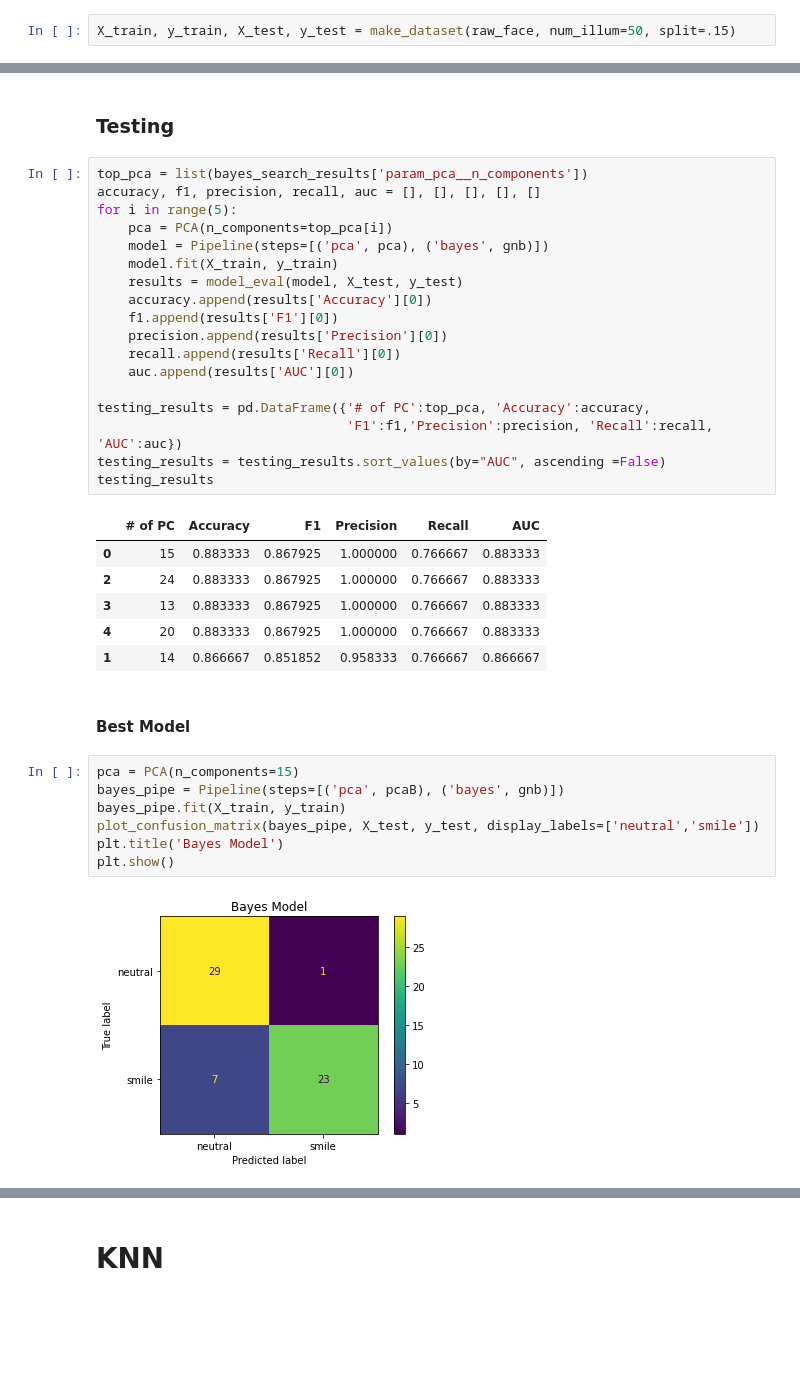
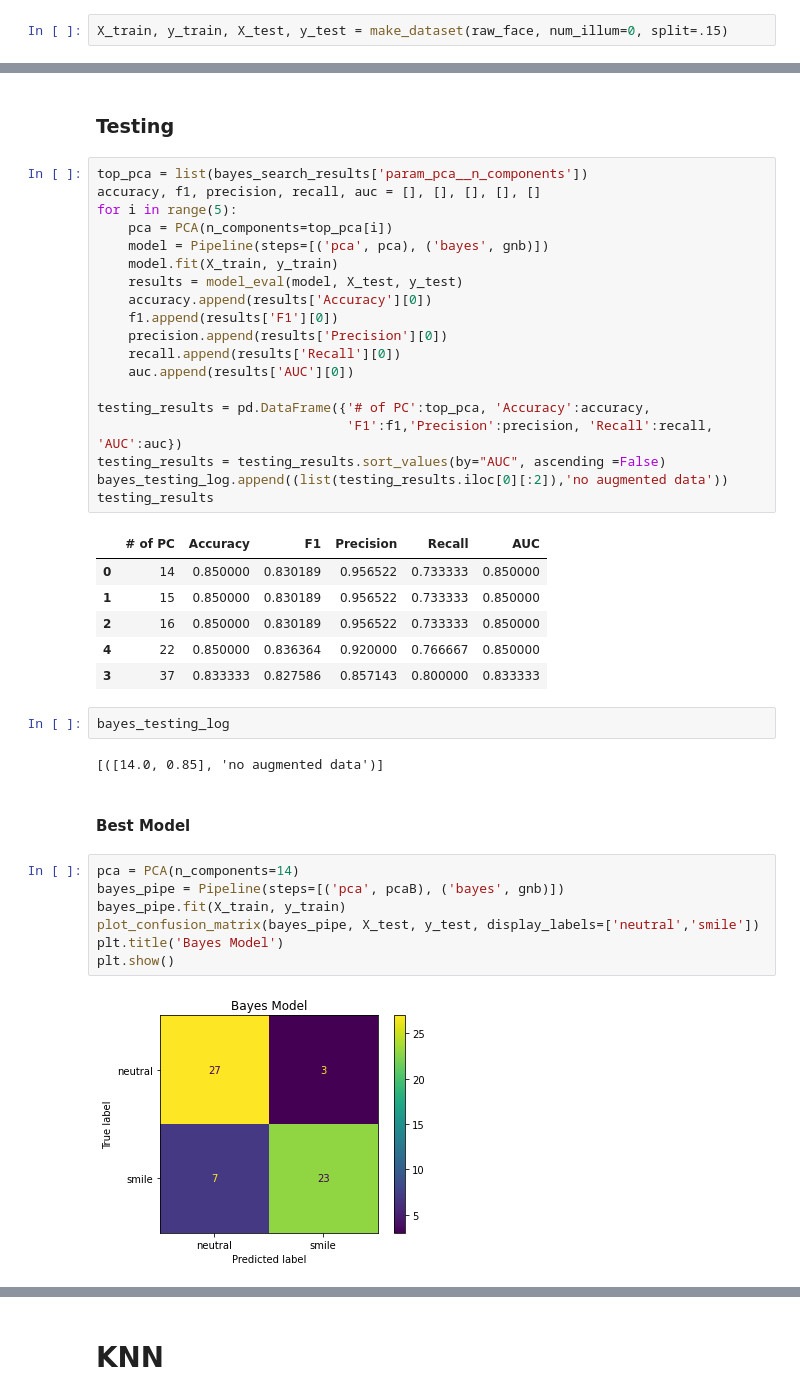
Before and after one commit to Dkashkett/Image_classification_, a Jupyter notebook: Task1.ipynb, the cells around one changed output, grey strips where cells are left out. Drawn from its saved outputs; the diff is of its cells as text; blank space fills up the shorter version.

```diff
--- a/Task1.ipynb
+++ b/Task1.ipynb
@@ -211,3 +193,3 @@ def make_dataset(raw_face, num_illum, split=.15):
 # %%
-X_train, y_train, X_test, y_test = make_dataset(raw_face, num_illum=50, split=.15)
+X_train, y_train, X_test, y_test = make_dataset(raw_face, num_illum=0, split=.15)
 # %% [output]
@@ -274,24 +256,29 @@ for i in range(5):
 testing_results = pd.DataFrame({'# of PC':top_pca, 'Accuracy':accuracy,
                                 'F1':f1,'Precision':precision, 'Recall':recall, 'AUC':auc})
 testing_results = testing_results.sort_values(by="AUC", ascending =False)
+bayes_testing_log.append((list(testing_results.iloc[0][:2]),'no augmented data'))
 testing_results
 # %% [output]
 |  | # of PC | Accuracy | F1 | Precision | Recall | AUC |
-| 0 | 15 | 0.883333 | 0.867925 | 1.000000 | 0.766667 | 0.883333 |
-| 2 | 24 | 0.883333 | 0.867925 | 1.000000 | 0.766667 | 0.883333 |
-| 3 | 13 | 0.883333 | 0.867925 | 1.000000 | 0.766667 | 0.883333 |
-| 4 | 20 | 0.883333 | 0.867925 | 1.000000 | 0.766667 | 0.883333 |
-| 1 | 14 | 0.866667 | 0.851852 | 0.958333 | 0.766667 | 0.866667 |
+| 0 | 14 | 0.850000 | 0.830189 | 0.956522 | 0.733333 | 0.850000 |
+| 1 | 15 | 0.850000 | 0.830189 | 0.956522 | 0.733333 | 0.850000 |
+| 2 | 16 | 0.850000 | 0.830189 | 0.956522 | 0.733333 | 0.850000 |
+| 4 | 22 | 0.850000 | 0.836364 | 0.920000 | 0.766667 | 0.850000 |
+| 3 | 37 | 0.833333 | 0.827586 | 0.857143 | 0.800000 | 0.833333 |
+# %%
+bayes_testing_log
+# %% [output]
+[([14.0, 0.85], 'no augmented data')]
 # %% [markdown]
 #### Best Model
 # %%
-pca = PCA(n_components=15)
+pca = PCA(n_components=14)
 bayes_pipe = Pipeline(steps=[('pca', pcaB), ('bayes', gnb)])
 bayes_pipe.fit(X_train, y_train)
 plot_confusion_matrix(bayes_pipe, X_test, y_test, display_labels=['neutral','smile'])
 plt.title('Bayes Model')
 plt.show()
 # %% [output]
-[figure, old version]
+[figure, new version]
 # %%
 #save best bayes model
```
Also changed, not shown: parts of 25 cells of this notebook, 2 other files.
